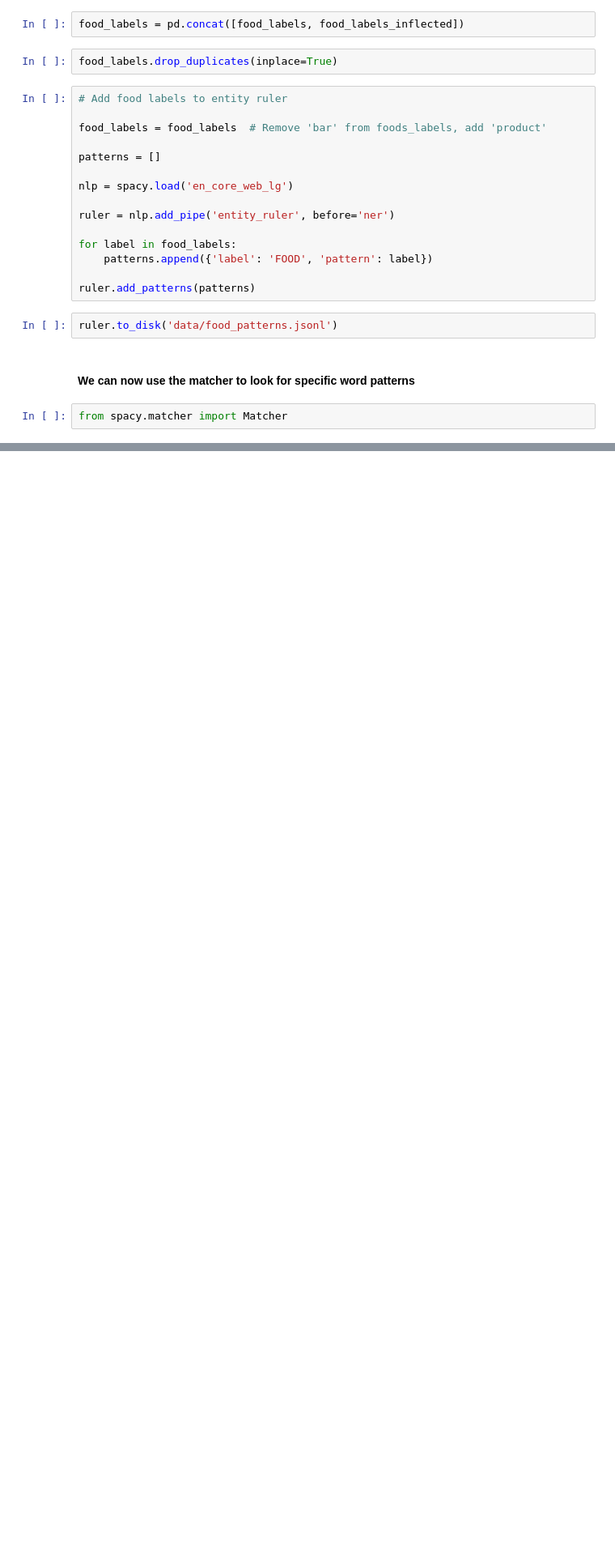
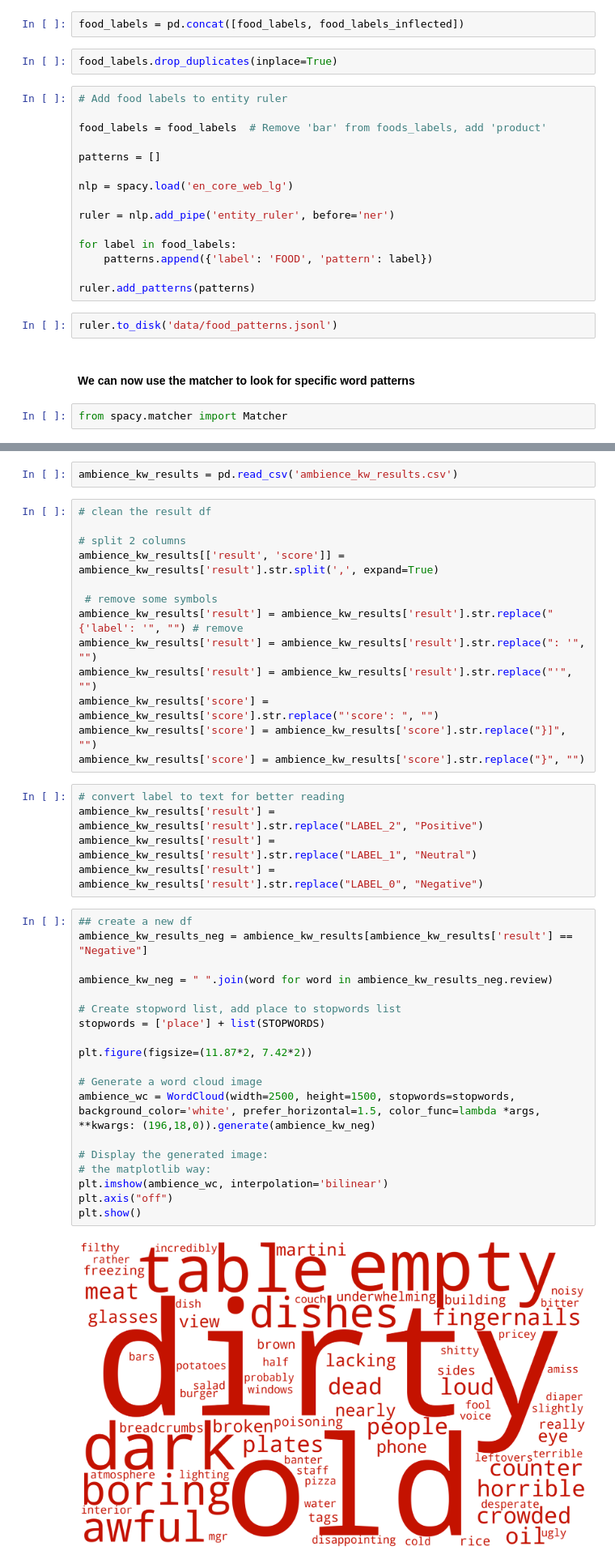
Before and after one commit to raska0010/listen-to-your-customers, a Jupyter notebook: reviews_analysis.ipynb, the cells around one changed output, grey strips where cells are left out. Shown at 81% size. Drawn from its saved outputs; the diff is of its cells as text; blank space fills up the shorter version.

```diff
--- a/reviews_analysis.ipynb
+++ b/reviews_analysis.ipynb
@@ -137,0 +320,41 @@ food_matches = match_reviews(model, file, pattern, matcher_name, ruler_path)
+# %%
+ambience_kw_results = pd.read_csv('ambience_kw_results.csv')
+# %%
+# clean the result df
+
+# split 2 columns
+ambience_kw_results[['result', 'score']] = ambience_kw_results['result'].str.split(',', expand=True)
+
+ # remove some symbols
+ambience_kw_results['result'] = ambience_kw_results['result'].str.replace("{'label': '", "") # remove
+ambience_kw_results['result'] = ambience_kw_results['result'].str.replace(": '", "")
+ambience_kw_results['result'] = ambience_kw_results['result'].str.replace("'", "")
+ambience_kw_results['score'] = ambience_kw_results['score'].str.replace("'score': ", "")
+ambience_kw_results['score'] = ambience_kw_results['score'].str.replace("}]", "")
+ambience_kw_results['score'] = ambience_kw_results['score'].str.replace("}", "")
+# %%
+# convert label to text for better reading
+ambience_kw_results['result'] = ambience_kw_results['result'].str.replace("LABEL_2", "Positive")
+ambience_kw_results['result'] = ambience_kw_results['result'].str.replace("LABEL_1", "Neutral")
+ambience_kw_results['result'] = ambience_kw_results['result'].str.replace("LABEL_0", "Negative")
+# %%
+## create a new df
+ambience_kw_results_neg = ambience_kw_results[ambience_kw_results['result'] == "Negative"]
+
+ambience_kw_neg = " ".join(word for word in ambience_kw_results_neg.review)
+
+# Create stopword list, add place to stopwords list
+stopwords = ['place'] + list(STOPWORDS)
+
+plt.figure(figsize=(11.87*2, 7.42*2))
+
+# Generate a word cloud image
+ambience_wc = WordCloud(width=2500, height=1500, stopwords=stopwords, background_color='white', prefer_horizontal=1.5, color_func=lambda *args, **kwargs: (196,18,0)).generate(ambience_kw_neg)
+
+# Display the generated image:
+# the matplotlib way:
+plt.imshow(ambience_wc, interpolation='bilinear')
+plt.axis("off")
+plt.show()
+# %% [output]
+[figure, added]
```
Also changed, not shown: parts of 28 cells of this notebook, 4 other files.
